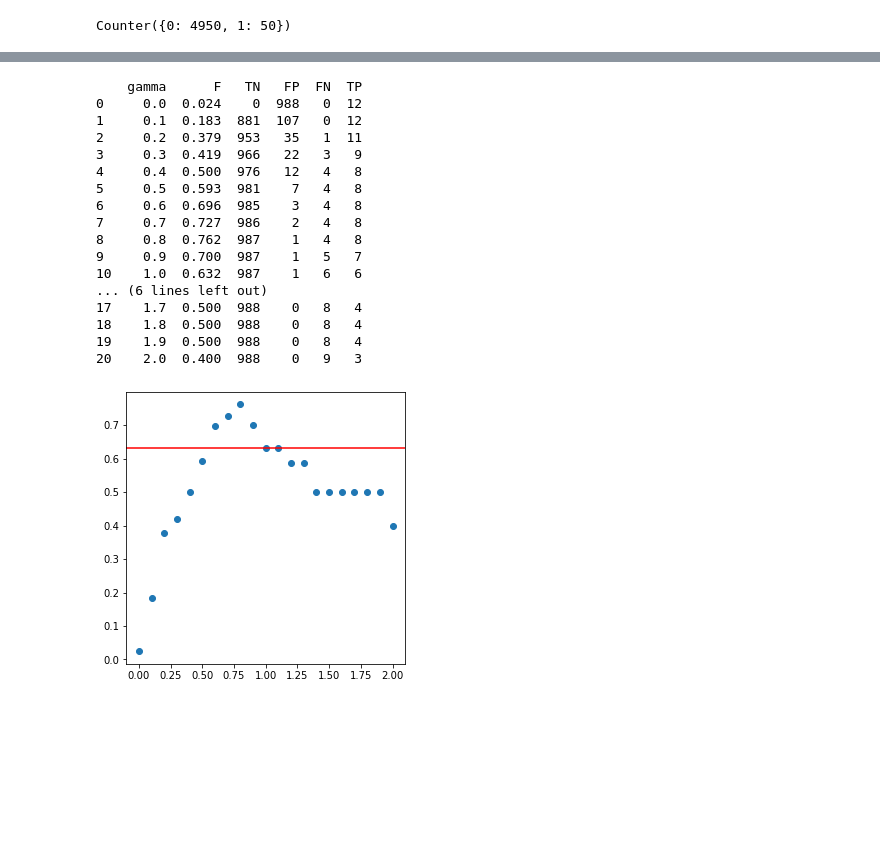
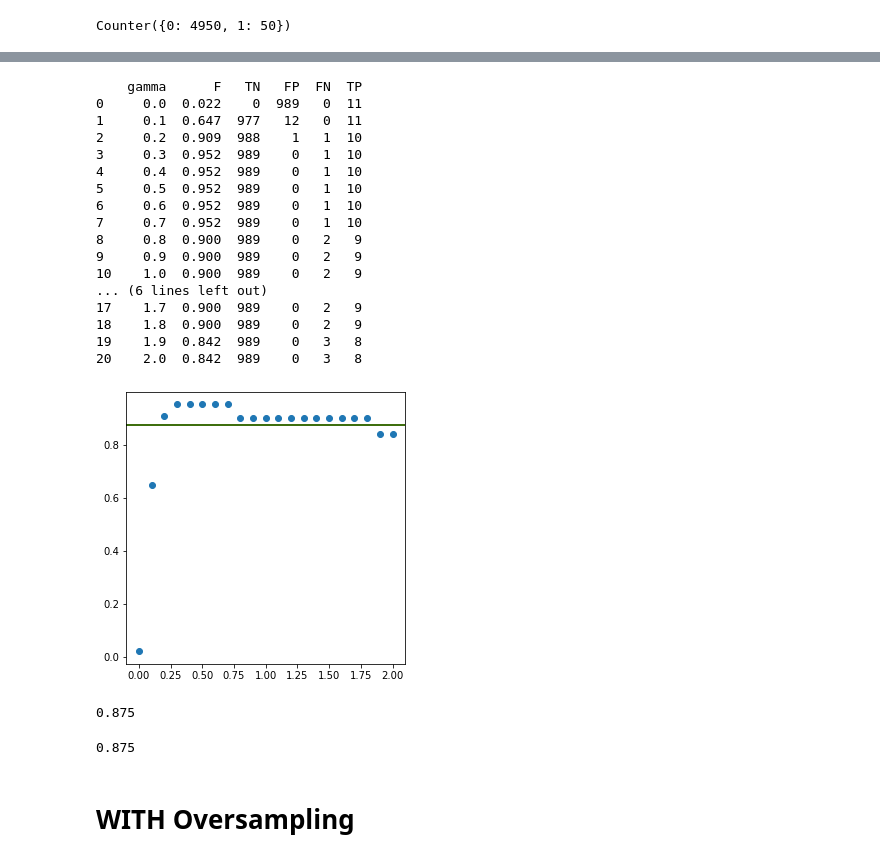
Before and after one commit to datalogism/AdjustedNearestNeighborAlgo, a Jupyter notebook: Code/TestGammaKnn_toydataset.ipynb, the cells around one changed output, grey strips where cells are left out. Drawn from its saved outputs; the diff is of its cells as text; code cells hidden in the pictures; blank space fills up the shorter version.

Commit message:
add model panel

```diff
--- a/Code/TestGammaKnn_toydataset.ipynb
+++ b/Code/TestGammaKnn_toydataset.ipynb
@@ -29,26 +31,36 @@ plt.show()
 # %%
 import numpy as np
-from models_perso import GammaKnn, SimpleKnn
+from models_perso import GammaKnn, SimpleKnn, wKnn
 from sklearn.metrics import confusion_matrix
 from sklearn.model_selection import train_test_split
+
+X_train, X_test, y_train, y_test = train_test_split(X, y, test_size=0.2)
+beta =1
 
 knn = SimpleKnn(nb_nn=3)
 knn.fit(X_train, y_train,None)
 pred = knn.predict(X_test)
 
 TN, FP, FN, TP = confusion_matrix(y_test, pred).ravel()
-
 f_measure = (1+beta**2)*TP / ((1+beta**2)*TP+(beta**2)*FN+FP)
 knn_F=round(f_measure, 3)
 
+wknn = wKnn(nb_nn=3)
+wknn.fit(X_train, y_train,None)
+pred = wknn.predict(X_test)
+
+TN, FP, FN, TP = confusion_matrix(y_test, pred).ravel()
+f_measure = (1+beta**2)*TP / ((1+beta**2)*TP+(beta**2)*FN+FP)
+wknn_F=round(f_measure, 3)
+
+
 results=[]
-beta = 1
 
 gamma_list=np.arange(0, 2.1, 0.1)
 for gamma in gamma_list:
     X_train, X_test, y_train, y_test = train_test_split(X, y, test_size=0.2,random_state=123)
     gammaKnn = GammaKnn(nb_nn=3, gamma=gamma)
-    gammaKnn.fit(X_train, y_train,None)
+    gammaKnn.fit(X_train, y_train)
 
     pred = gammaKnn.predict(X_test)
     TN, FP, FN, TP = confusion_matrix(y_test, pred).ravel()
@@ -65,28 +92,39 @@ DS=pd.DataFrame(results)
 print(DS)
 # %% [output]
     gamma      F   TN   FP  FN  TP
-0     0.0  0.024    0  988   0  12
-1     0.1  0.183  881  107   0  12
-2     0.2  0.379  953   35   1  11
-3     0.3  0.419  966   22   3   9
-4     0.4  0.500  976   12   4   8
-5     0.5  0.593  981    7   4   8
-6     0.6  0.696  985    3   4   8
-7     0.7  0.727  986    2   4   8
-8     0.8  0.762  987    1   4   8
-9     0.9  0.700  987    1   5   7
-10    1.0  0.632  987    1   6   6
+0     0.0  0.022    0  989   0  11
+1     0.1  0.647  977   12   0  11
+2     0.2  0.909  988    1   1  10
+3     0.3  0.952  989    0   1  10
+4     0.4  0.952  989    0   1  10
+5     0.5  0.952  989    0   1  10
+6     0.6  0.952  989    0   1  10
+7     0.7  0.952  989    0   1  10
+8     0.8  0.900  989    0   2   9
+9     0.9  0.900  989    0   2   9
+10    1.0  0.900  989    0   2   9
 ... (6 lines left out)
-17    1.7  0.500  988    0   8   4
-18    1.8  0.500  988    0   8   4
-19    1.9  0.500  988    0   8   4
-20    2.0  0.400  988    0   9   3
+17    1.7  0.900  989    0   2   9
+18    1.8  0.900  989    0   2   9
+19    1.9  0.842  989    0   3   8
+20    2.0  0.842  989    0   3   8
 # %%
 import matplotlib.lines as lines
 plt.figure(figsize=(5, 5))
 plt.scatter(DS['gamma'], DS['F'])
 plt.axhline(y=knn_F, color='r', linestyle='-')
+plt.axhline(y=wknn_F, color='g', linestyle='-')
 
 plt.show()
 # %% [output]
-[figure, old version]
+[figure, new version]
+# %%
+knn_F
+# %% [output]
+0.875
+# %%
+wknn_F
+# %% [output]
+0.875
+# %% [markdown]
+# WITH Oversampling
```
Also changed, not shown: parts of 7 cells of this notebook, 6 other files.
